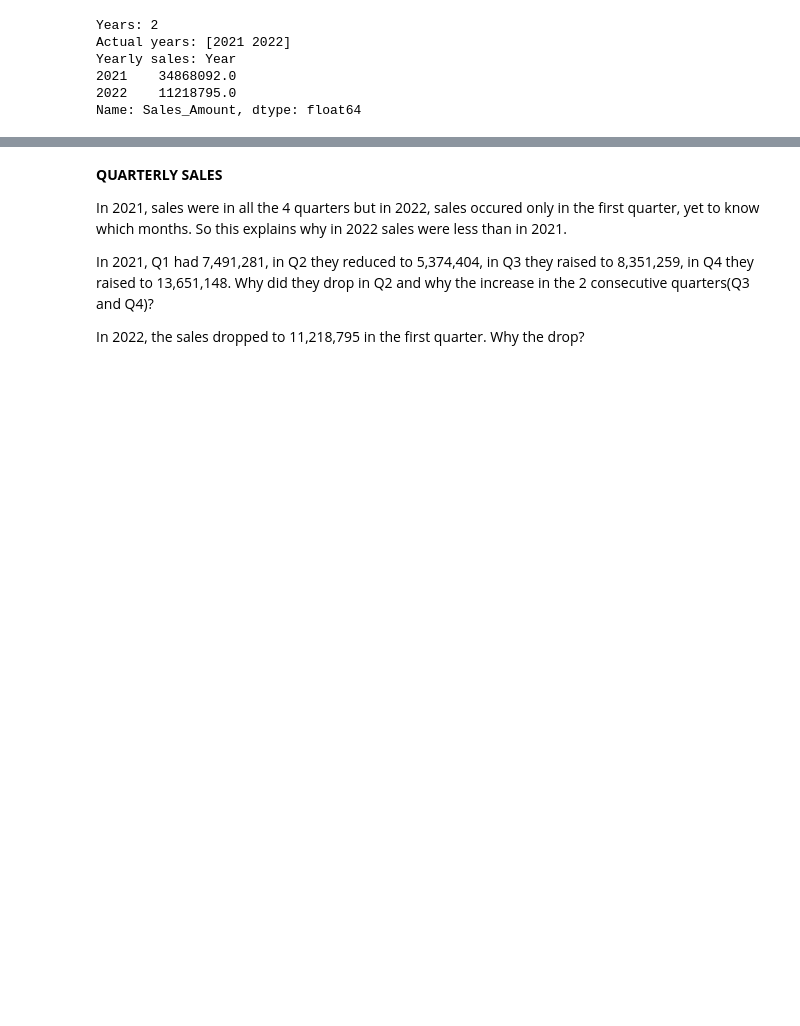
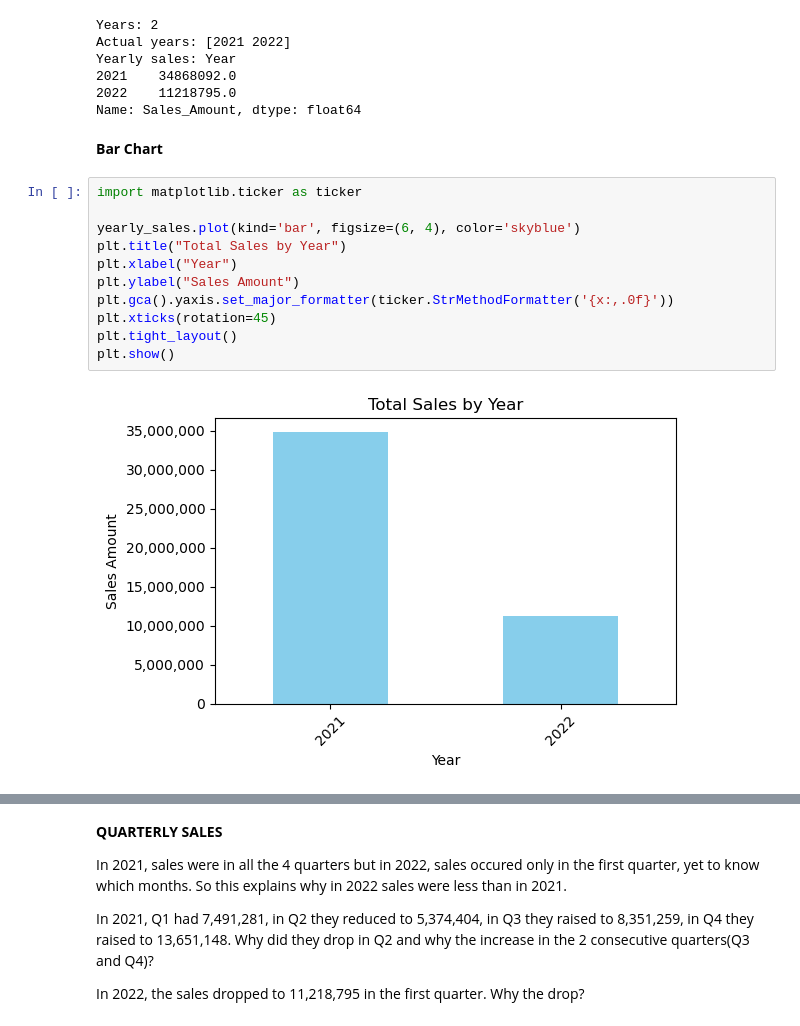
Before and after one commit to Lenida-Daniels/Sales-Analysis, a Jupyter notebook: sales_analysis.ipynb, the cells around one changed output, grey strips where cells are left out. Cells and saved outputs as stored; diff of their text form; blank space fills up the shorter version.

```diff
--- a/sales_analysis.ipynb
+++ b/sales_analysis.ipynb
@@ -113,3 +131,18 @@ Yearly sales: Year
 2021    34868092.0
 2022    11218795.0
 Name: Sales_Amount, dtype: float64
+# %% [markdown]
+**Bar Chart**
+# %%
+import matplotlib.ticker as ticker
+
+yearly_sales.plot(kind='bar', figsize=(6, 4), color='skyblue')
+plt.title("Total Sales by Year")
+plt.xlabel("Year")
+plt.ylabel("Sales Amount")
+plt.gca().yaxis.set_major_formatter(ticker.StrMethodFormatter('{x:,.0f}'))
+plt.xticks(rotation=45)
+plt.tight_layout()
+plt.show()
+# %% [output]
+[figure, added]
```
Also changed, not shown: parts of 7 cells of this notebook.
